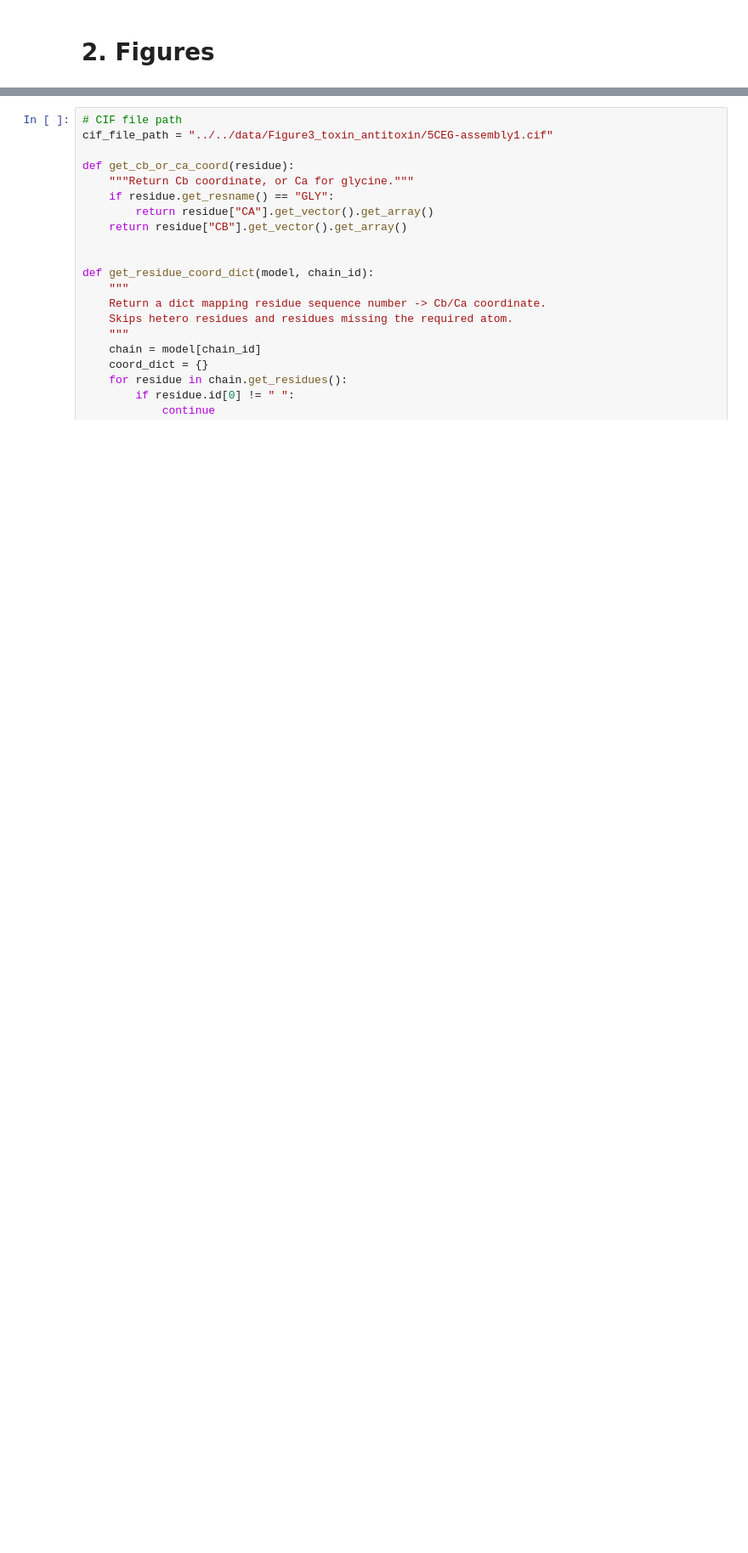
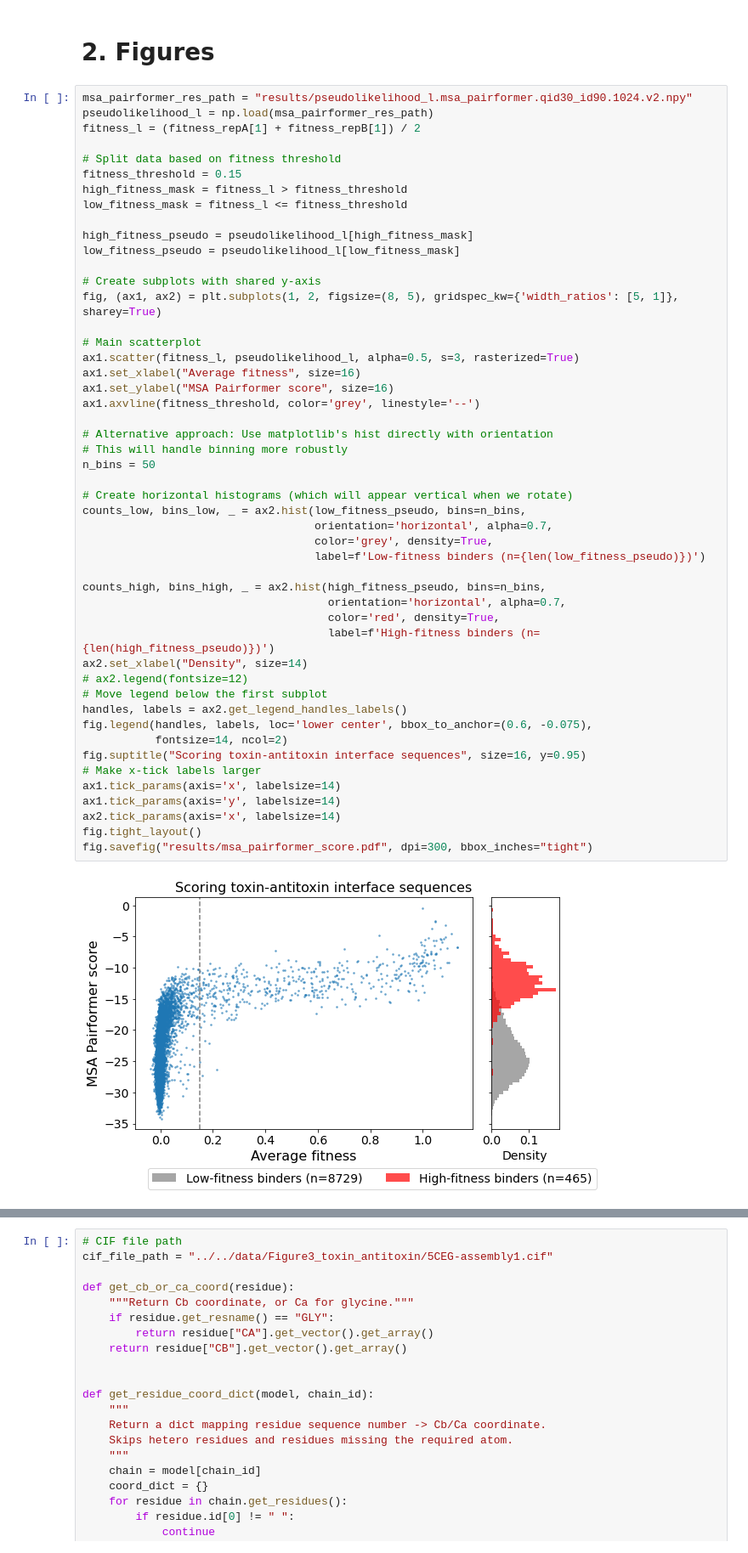
Before and after one commit to yoakiyama/MSA_Pairformer, a Jupyter notebook: Cell_2026_analysis_notebooks/Figure3/Figure3ABCD_toxin_antitoxin.ipynb, the cells around one changed output, grey strips where cells are left out. Shown at 85% size. Saved outputs shown, nothing was run; the diff lists cells and outputs as text; blank space fills up the shorter version.

```diff
--- a/Cell_2026_analysis_notebooks/Figure3/Figure3ABCD_toxin_antitoxin.ipynb
+++ b/Cell_2026_analysis_notebooks/Figure3/Figure3ABCD_toxin_antitoxin.ipynb
@@ -142,5 +126,56 @@ with open("../../data/Figure3_toxin_antitoxin/ParED_hhfilter.a3m", "w") as oFile
         oFile.write(f">{i}\n{toxin_seq+antitoxin_seq}\n")
 # %% [markdown]
 # 2. Figures
+# %%
+msa_pairformer_res_path = "results/pseudolikelihood_l.msa_pairformer.qid30_id90.1024.v2.npy"
+pseudolikelihood_l = np.load(msa_pairformer_res_path)
+fitness_l = (fitness_repA[1] + fitness_repB[1]) / 2
+
+# Split data based on fitness threshold
+fitness_threshold = 0.15
+high_fitness_mask = fitness_l > fitness_threshold
+low_fitness_mask = fitness_l <= fitness_threshold
+
+high_fitness_pseudo = pseudolikelihood_l[high_fitness_mask]
+low_fitness_pseudo = pseudolikelihood_l[low_fitness_mask]
+
+# Create subplots with shared y-axis
+fig, (ax1, ax2) = plt.subplots(1, 2, figsize=(8, 5), gridspec_kw={'width_ratios': [5, 1]}, sharey=True)
+
+# Main scatterplot
+ax1.scatter(fitness_l, pseudolikelihood_l, alpha=0.5, s=3, rasterized=True)
+ax1.set_xlabel("Average fitness", size=16)
+ax1.set_ylabel("MSA Pairformer score", size=16)
+ax1.axvline(fitness_threshold, color='grey', linestyle='--')
+
+# Alternative approach: Use matplotlib's hist directly with orientation
+# This will handle binning more robustly
+n_bins = 50
+
+# Create horizontal histograms (which will appear vertical when we rotate)
+counts_low, bins_low, _ = ax2.hist(low_fitness_pseudo, bins=n_bins,
+                                   orientation='horizontal', alpha=0.7,
+                                   color='grey', density=True,
+                                   label=f'Low-fitness binders (n={len(low_fitness_pseudo)})')
+
+counts_high, bins_high, _ = ax2.hist(high_fitness_pseudo, bins=n_bins,
+                                     orientation='horizontal', alpha=0.7,
+                                     color='red', density=True,
+                                     label=f'High-fitness binders (n={len(high_fitness_pseudo)})')
+ax2.set_xlabel("Density", size=14)
+# ax2.legend(fontsize=12)
+# Move legend below the first subplot
+handles, labels = ax2.get_legend_handles_labels()
+fig.legend(handles, labels, loc='lower center', bbox_to_anchor=(0.6, -0.075),
+           fontsize=14, ncol=2)
+fig.suptitle("Scoring toxin-antitoxin interface sequences", size=16, y=0.95)
+# Make x-tick labels larger
+ax1.tick_params(axis='x', labelsize=14)
+ax1.tick_params(axis='y', labelsize=14)
+ax2.tick_params(axis='x', labelsize=14)
+fig.tight_layout()
+fig.savefig("results/msa_pairformer_score.pdf", dpi=300, bbox_inches="tight")
+# %% [output]
+[figure, added]
 # %%
 scores_paths_d = {
```
Also changed, not shown: parts of 4 cells of this notebook, 1 other file.
